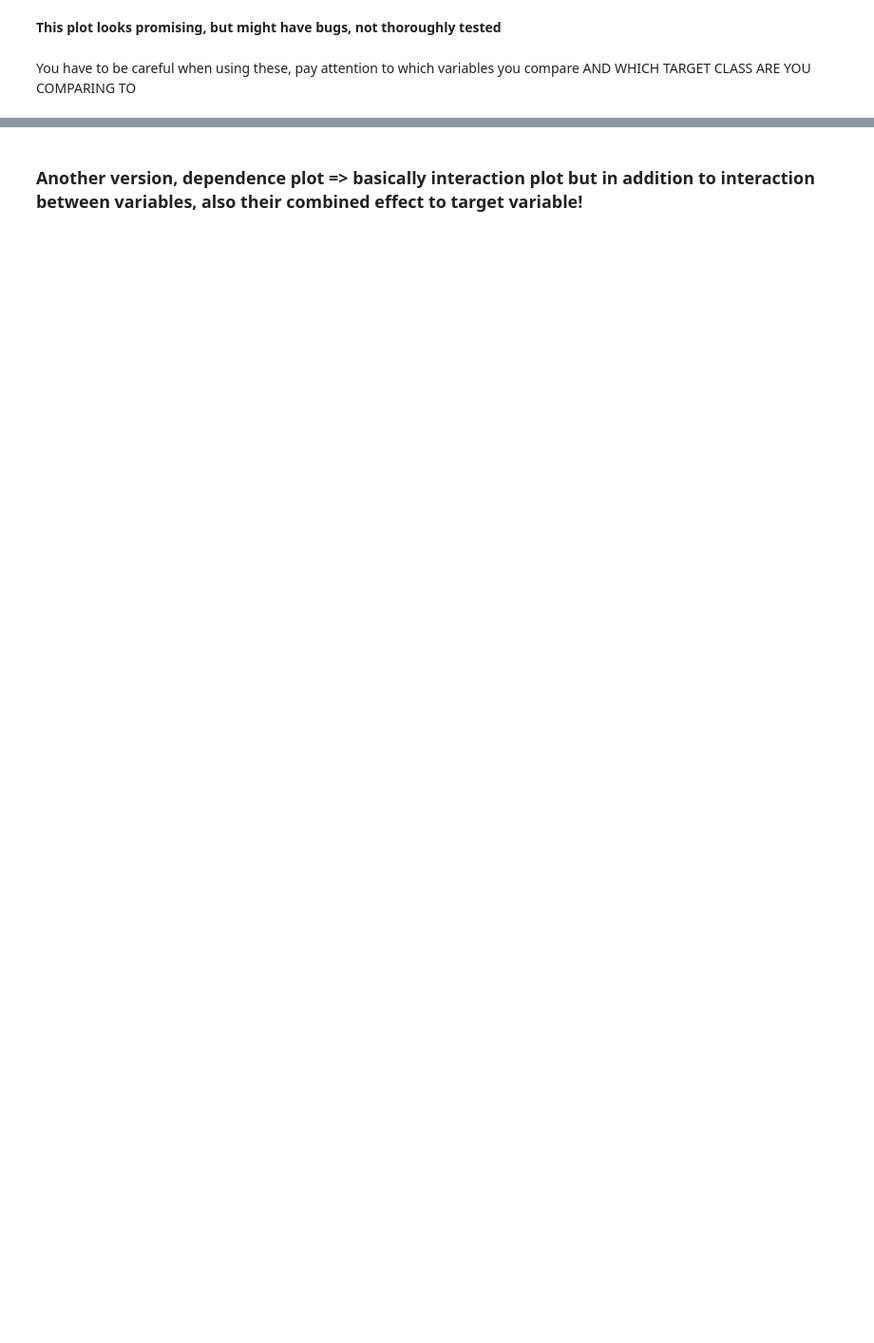
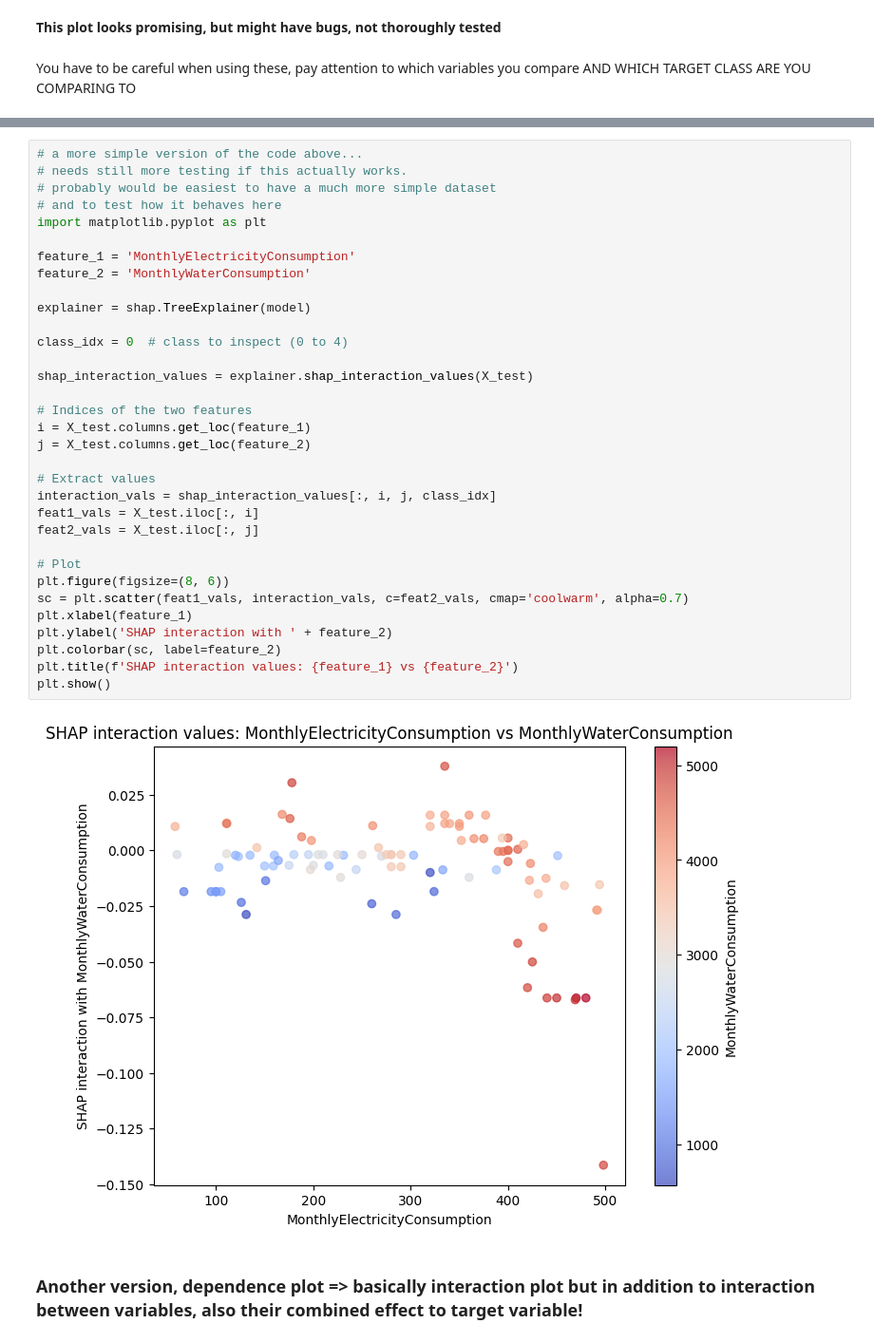
Before and after one commit to tuomasvaltanenLUAS/AdvancedDataAnalytics2025, a Jupyter notebook: lecture2_other_eval_tools/shap_and_lime/shap_test2_gpu.ipynb, the cells around one changed output, grey strips where cells are left out. Shown at 95% size. Saved outputs shown, nothing was run; the diff lists cells and outputs as text; blank space fills up the shorter version.

```diff
--- a/lecture2_other_eval_tools/shap_and_lime/shap_test2_gpu.ipynb
+++ b/lecture2_other_eval_tools/shap_and_lime/shap_test2_gpu.ipynb
@@ -335,3 +336,38 @@ plt.show()
+# %%
+# a more simple version of the code above...
+# needs still more testing if this actually works.
+# probably would be easiest to have a much more simple dataset
+# and to test how it behaves here
+import matplotlib.pyplot as plt
+
+feature_1 = 'MonthlyElectricityConsumption'
+feature_2 = 'MonthlyWaterConsumption'
+
+explainer = shap.TreeExplainer(model)
+
+class_idx = 0  # class to inspect (0 to 4)
+
+shap_interaction_values = explainer.shap_interaction_values(X_test)
+
+# Indices of the two features
+i = X_test.columns.get_loc(feature_1)
+j = X_test.columns.get_loc(feature_2)
+
+# Extract values
+interaction_vals = shap_interaction_values[:, i, j, class_idx]
+feat1_vals = X_test.iloc[:, i]
+feat2_vals = X_test.iloc[:, j]
+
+# Plot
+plt.figure(figsize=(8, 6))
+sc = plt.scatter(feat1_vals, interaction_vals, c=feat2_vals, cmap='coolwarm', alpha=0.7)
+plt.xlabel(feature_1)
+plt.ylabel('SHAP interaction with ' + feature_2)
+plt.colorbar(sc, label=feature_2)
+plt.title(f'SHAP interaction values: {feature_1} vs {feature_2}')
+plt.show()
+# %% [output]
+[figure, added]
 # %% [markdown]
 ### Another version, dependence plot => basically interaction plot but in addition to interaction between variables, also their combined effect to target variable!
 # %%
```
Also changed, not shown: parts of 10 cells of this notebook, 11 other files.
